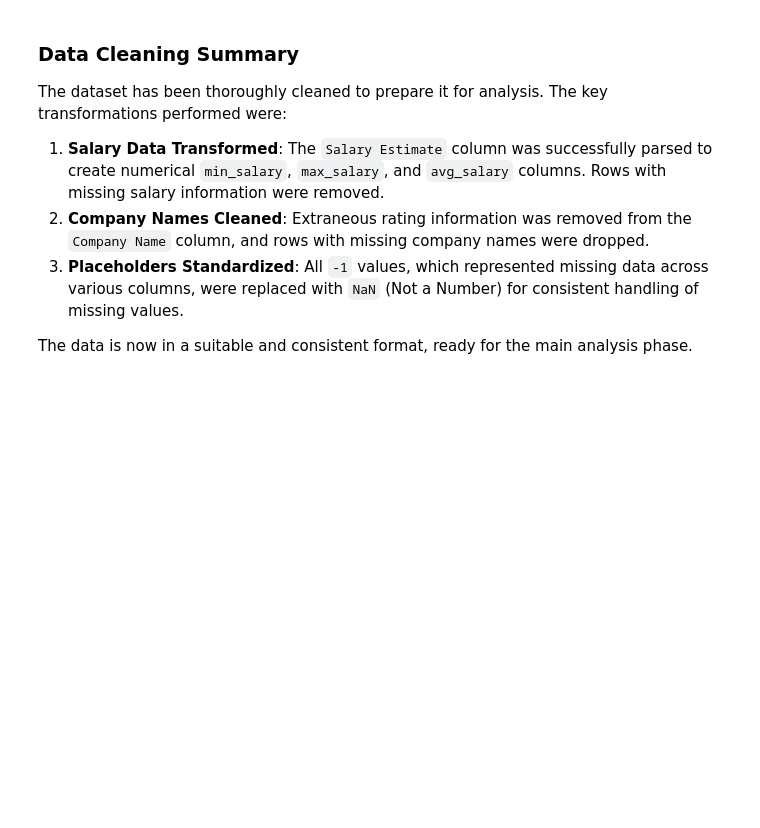
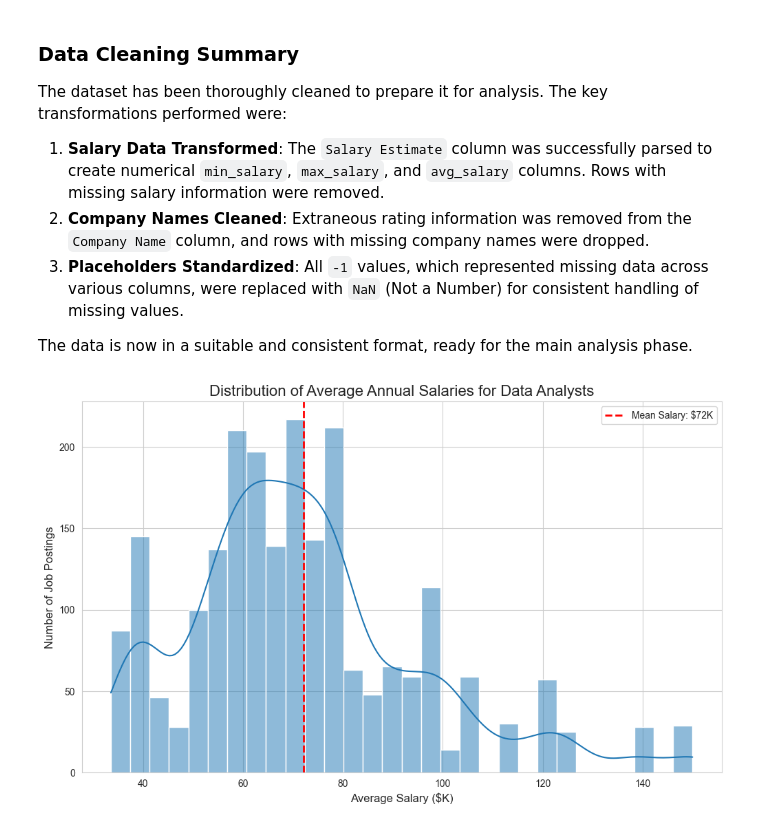
Before and after one commit to takzen/data-analyst-jobs-analysis, a Jupyter notebook: job_market_analysis.ipynb, the cells around one changed output. Saved outputs shown, nothing was run; the diff lists cells and outputs as text; code cells hidden in the pictures; blank space fills up the shorter version.

```diff
--- a/job_market_analysis.ipynb
+++ b/job_market_analysis.ipynb
@@ -199,3 +199,30 @@ The dataset has been thoroughly cleaned to prepare it for analysis. The key tran
 3.  **Placeholders Standardized**: All `-1` values, which represented missing data across various columns, were replaced with `NaN` (Not a Number) for consistent handling of missing values.
 
 The data is now in a suitable and consistent format, ready for the main analysis phase.
+# %%
+# --- 4. EXPLORATORY DATA ANALYSIS (EDA) ---
+
+# --- Section 4.1: What is the distribution of salaries? ---
+
+# We will use a histogram to visualize the distribution of the average salary.
+# A histogram groups numbers into ranges (bins) and shows how many fall into each range.
+plt.figure(figsize=(12, 7))
+sns.histplot(df_clean['avg_salary'], bins=30, kde=True)
+
+# Calculate the average salary to display it on the chart
+mean_salary = df_clean['avg_salary'].mean()
+
+# Add a vertical line for the mean salary to provide a reference point
+plt.axvline(mean_salary, color='red', linestyle='--', linewidth=2, label=f'Mean Salary: ${mean_salary:,.0f}K')
+
+# Add professional titles and labels
+plt.title('Distribution of Average Annual Salaries for Data Analysts', fontsize=16)
+plt.xlabel('Average Salary ($K)', fontsize=12)
+plt.ylabel('Number of Job Postings', fontsize=12)
+plt.legend()
+plt.grid(True)
+
+# Display the plot
+plt.show()
+# %% [output]
+[figure, added]
```
Also changed, not shown: parts of 4 cells of this notebook, 1 other file.
